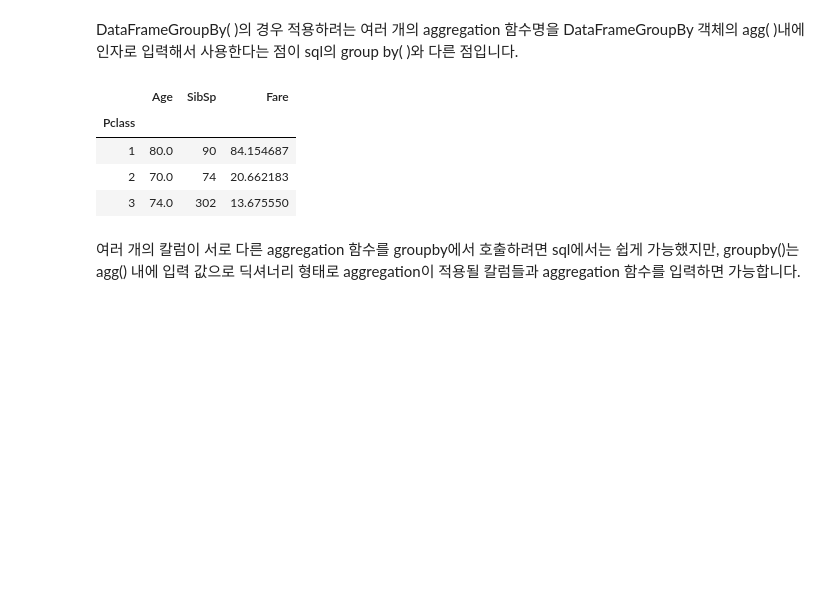
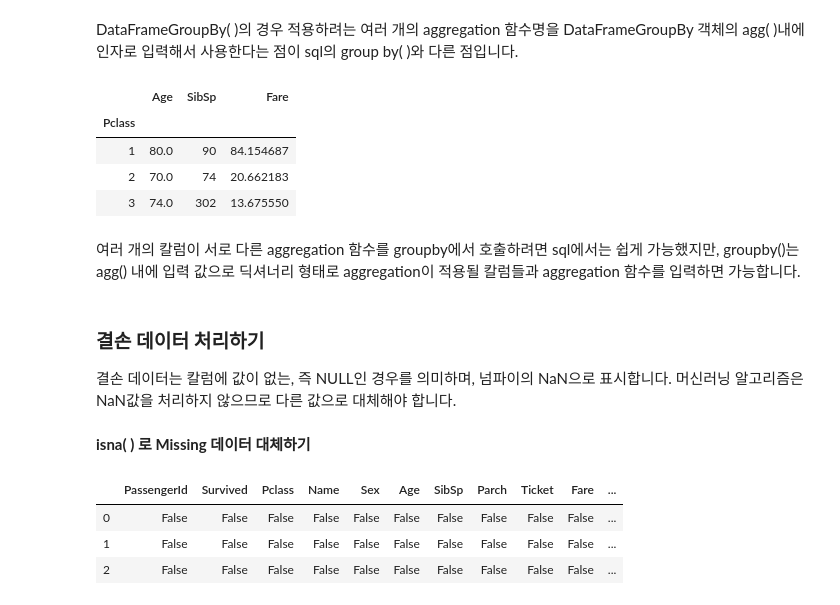
Before and after one commit to jeonprize/Machine_Learning, a Jupyter notebook: 머신러닝 이해.ipynb, the cells around one changed output. Saved outputs shown, nothing was run; the diff lists cells and outputs as text; code cells hidden in the pictures; blank space fills up the shorter version.

Commit message:
머신러닝 완벽가이드 1장 정리

```diff
--- a/머신러닝 이해.ipynb
+++ b/머신러닝 이해.ipynb
@@ -889,3 +748,15 @@ titanic_df.groupby('Pclass').agg(agg_format)
 | 3 | 74.0 | 302 | 13.675550 |
 # %% [markdown]
 여러 개의 칼럼이 서로 다른 aggregation 함수를 groupby에서 호출하려면 sql에서는 쉽게 가능했지만, groupby()는 agg() 내에 입력 값으로 딕셔너리 형태로 aggregation이 적용될 칼럼들과 aggregation 함수를 입력하면 가능합니다.
+# %% [markdown]
+### 결손 데이터 처리하기
+결손 데이터는 칼럼에 값이 없는, 즉 NULL인 경우를 의미하며, 넘파이의 NaN으로 표시합니다. 머신러닝 알고리즘은 NaN값을 처리하지 않으므로 다른 값으로 대체해야 합니다.
+# %% [markdown]
+**isna( ) 로 Missing 데이터 대체하기**
+# %%
+df.isna().head(3)
+# %% [output]
+|  | PassengerId | Survived | Pclass | Name | Sex | Age | SibSp | Parch | Ticket | Fare | ... |
+| 0 | False | False | False | False | False | False | False | False | False | False | ... |
+| 1 | False | False | False | False | False | False | False | False | False | False | ... |
+| 2 | False | False | False | False | False | False | False | False | False | False | ... |
```
Also changed, not shown: parts of 44 cells of this notebook.
